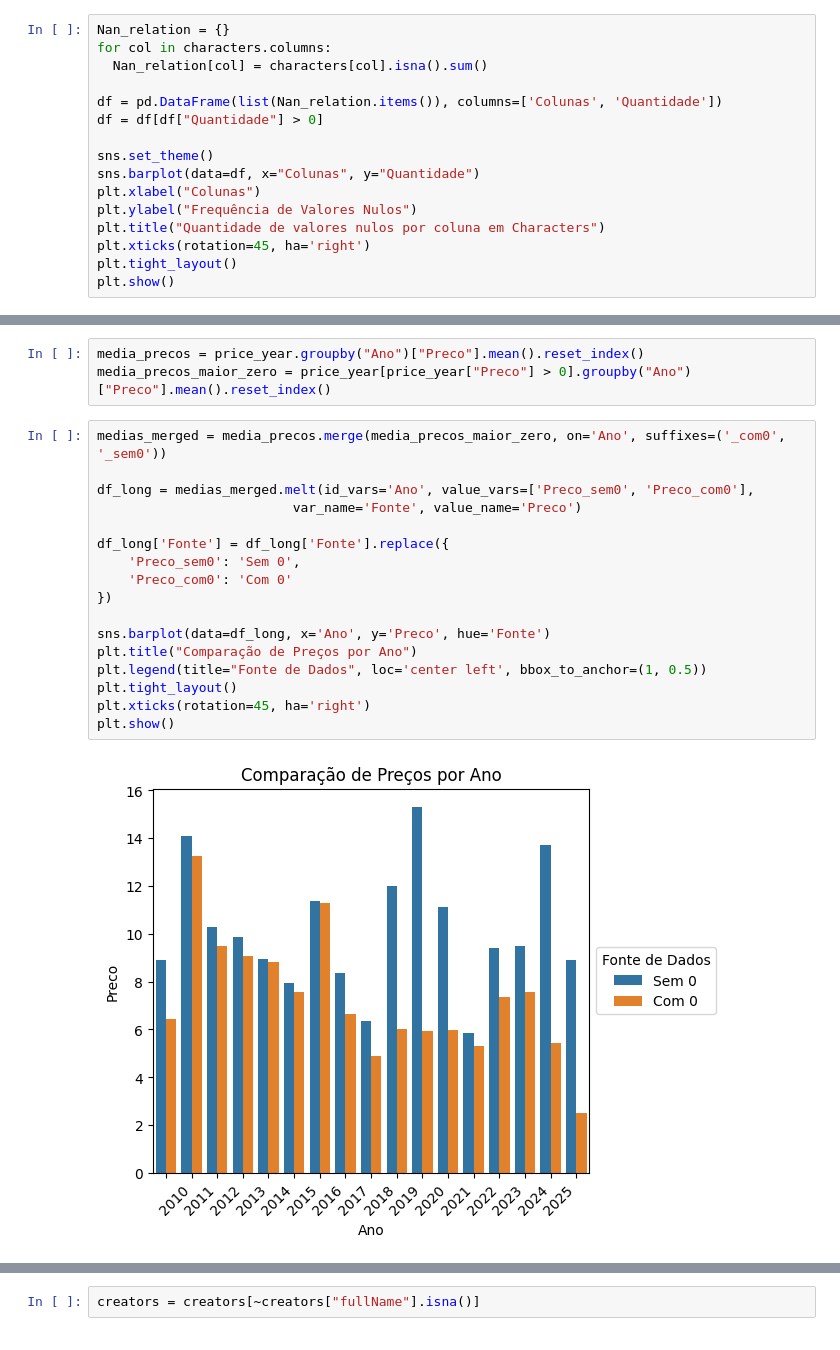
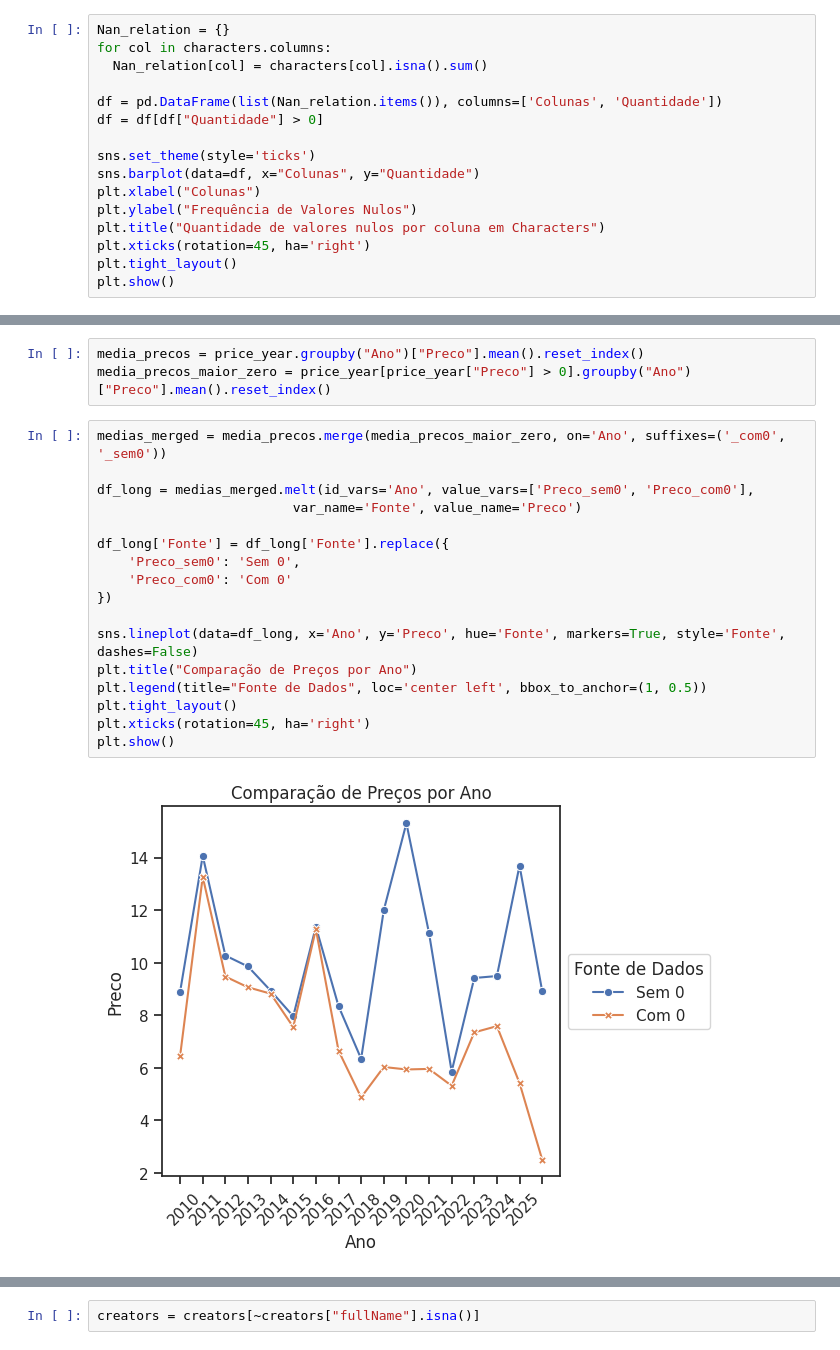
Before and after one commit to thamyrissacamoto/MarvelAPI, a Jupyter notebook: AnalisandoInsights.ipynb, the cells around one changed output, grey strips where cells are left out. Cells and saved outputs as stored; diff of their text form.

```diff
--- a/AnalisandoInsights.ipynb
+++ b/AnalisandoInsights.ipynb
@@ -81,7 +81,7 @@ for col in characters.columns:
 df = pd.DataFrame(list(Nan_relation.items()), columns=['Colunas', 'Quantidade'])
 df = df[df["Quantidade"] > 0]
 
-sns.set_theme()
+sns.set_theme(style='ticks')
 sns.barplot(data=df, x="Colunas", y="Quantidade")
 plt.xlabel("Colunas")
 plt.ylabel("Frequência de Valores Nulos")
@@ -221,19 +248,19 @@ media_precos_maior_zero = price_year[price_year["Preco"] > 0].groupby("Ano")["Pr
 # %%
 medias_merged = media_precos.merge(media_precos_maior_zero, on='Ano', suffixes=('_com0', '_sem0'))
 
 df_long = medias_merged.melt(id_vars='Ano', value_vars=['Preco_sem0', 'Preco_com0'],
                          var_name='Fonte', value_name='Preco')
 
 df_long['Fonte'] = df_long['Fonte'].replace({
     'Preco_sem0': 'Sem 0',
     'Preco_com0': 'Com 0'
 })
 
-sns.barplot(data=df_long, x='Ano', y='Preco', hue='Fonte')
+sns.lineplot(data=df_long, x='Ano', y='Preco', hue='Fonte', markers=True, style='Fonte', dashes=False)
 plt.title("Comparação de Preços por Ano")
 plt.legend(title="Fonte de Dados", loc='center left', bbox_to_anchor=(1, 0.5))
 plt.tight_layout()
 plt.xticks(rotation=45, ha='right')
 plt.show()
 # %% [output]
-[figure, old version]
+[figure, new version]
```
Also changed, not shown: parts of 31 cells of this notebook.
